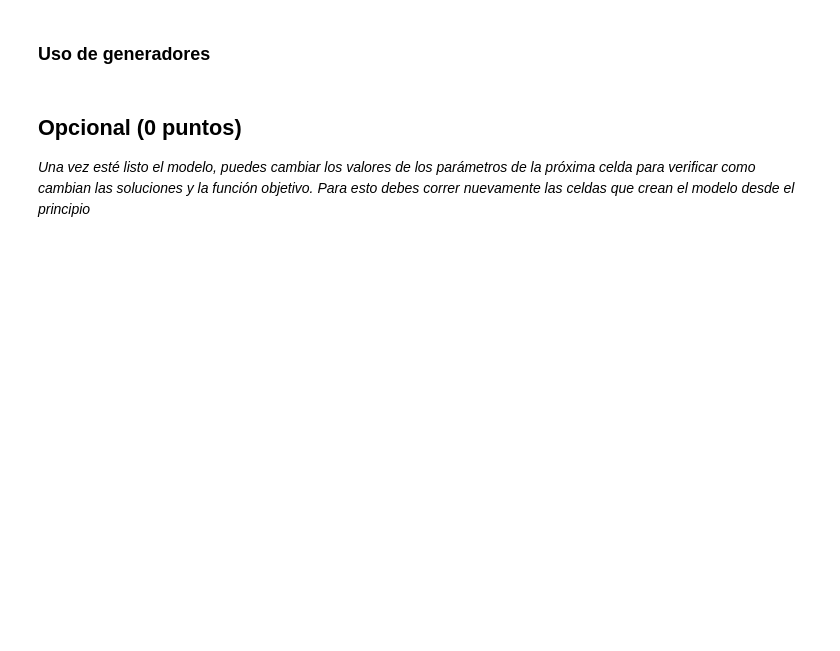
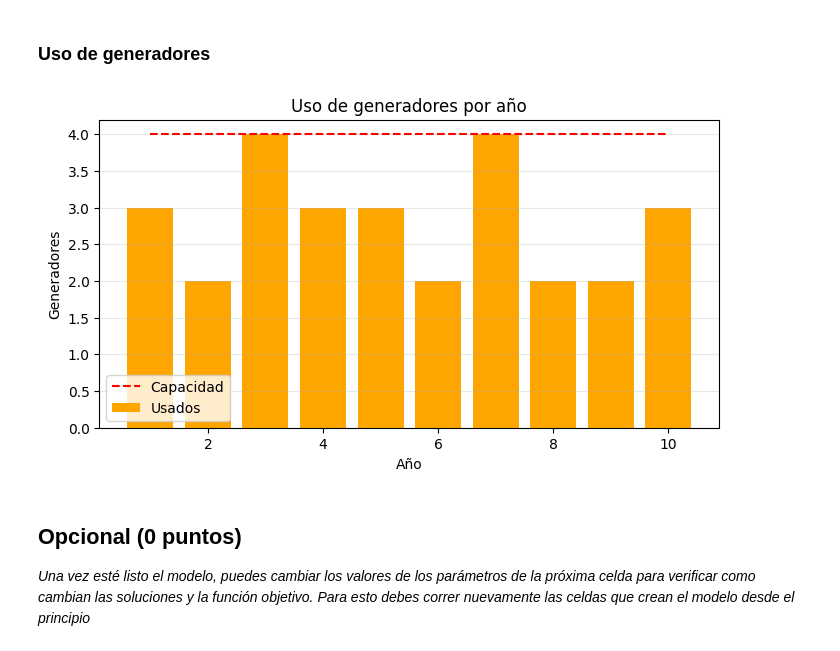
Before and after one commit to PhoenixDwarf/Talleres-modelado_computacional, a Jupyter notebook: Semana 2/Caso3.ipynb, the cells around one changed output. Drawn from its saved outputs; the diff is of its cells as text; code cells hidden in the pictures; blank space fills up the shorter version.

```diff
--- a/Semana 2/Caso3.ipynb
+++ b/Semana 2/Caso3.ipynb
@@ -647,5 +778,18 @@ Una forma eficiente de comunicar resultados de interés es mediante el uso de gr
 # %% [markdown]
 ### Uso de generadores
+# %%
+# Gráfica: Uso de generadores por año vs capacidad
+plt.figure(figsize=(8, 4))
+plt.bar(df_anual["Año"], df_anual["Generadores"], label="Usados", color='orange')
+plt.plot(df_anual["Año"], [maxGeneradores] * len(df_anual), 'r--', label="Capacidad")
+plt.xlabel("Año")
+plt.ylabel("Generadores")
+plt.title("Uso de generadores por año")
+plt.legend()
+plt.grid(True, axis='y', alpha=0.3)
+plt.show()
+# %% [output]
+[figure, added]
 # %% [markdown]
 ## Opcional (0 puntos)
 
```
Also changed, not shown: parts of 23 cells of this notebook.
